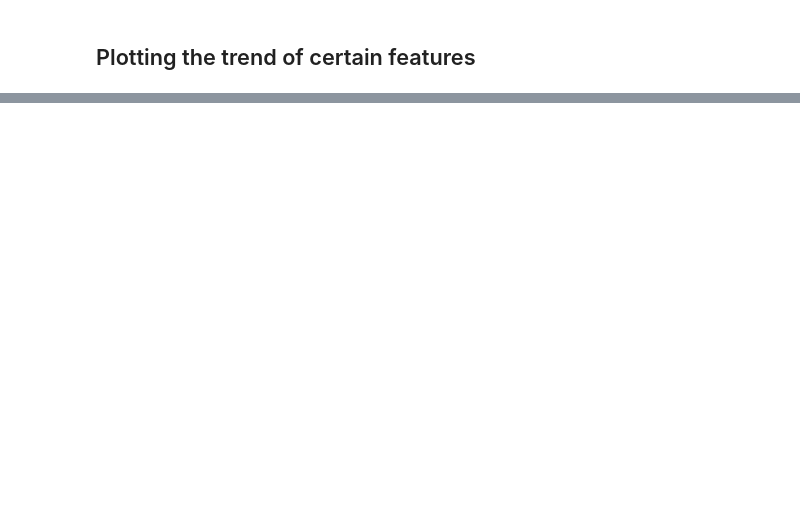
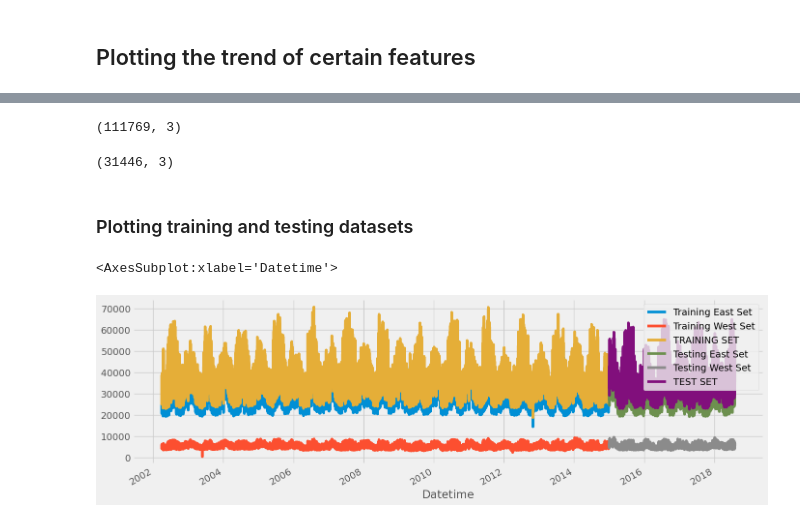
Before and after one commit to adnansherwani/Forecasting-DataModel, a Jupyter notebook: forecasting-energy-consumption.ipynb, the cells around one changed output, grey strips where cells are left out. Saved outputs shown, nothing was run; the diff lists cells and outputs as text; code cells hidden in the pictures; blank space fills up the shorter version.

```diff
--- a/forecasting-energy-consumption.ipynb
+++ b/forecasting-energy-consumption.ipynb
@@ -117,0 +169,21 @@ plt.show()
+# %%
+split = '01-01-2015'
+training = df.loc[df.index <= split].copy()
+testing = df.loc[df.index >= split].copy()
+# %%
+training.shape
+# %% [output]
+(111769, 3)
+# %%
+testing.shape
+# %% [output]
+(31446, 3)
+# %% [markdown]
+### Plotting training and testing datasets
+# %%
+training.rename(columns={'PJM_MW':'TRAINING SET', 'PJME_MW': 'Training East Set', 'PJMW_MW':'Training West Set'}) \
+.join(testing.rename(columns={'PJM_MW':'TEST SET', 'PJME_MW': 'Testing East Set', 'PJMW_MW':'Testing West Set'}), how='outer') \
+.plot(figsize=(15,5))
+# %% [output]
+<AxesSubplot:xlabel='Datetime'>
+[figure, added]
```
Also changed, not shown: parts of 13 cells of this notebook.
